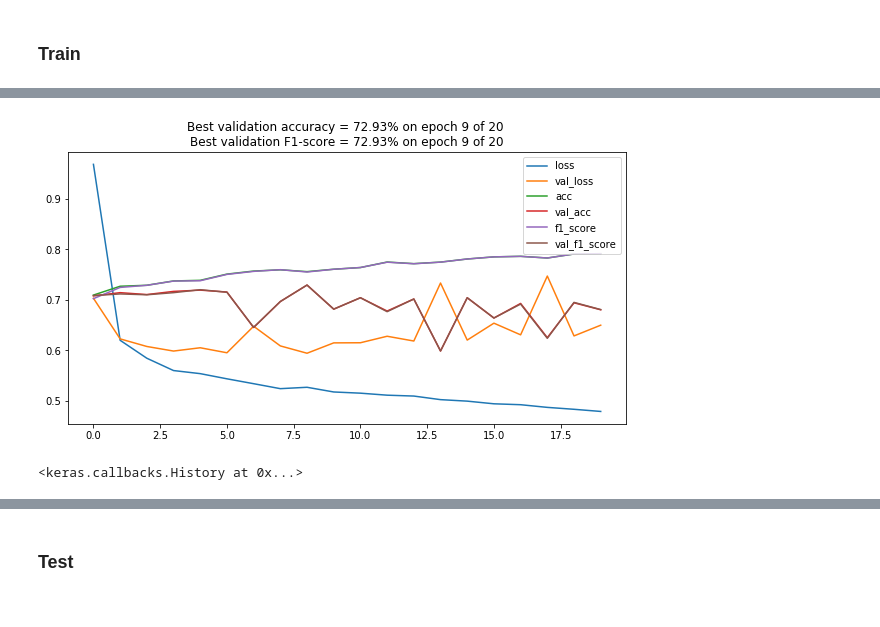
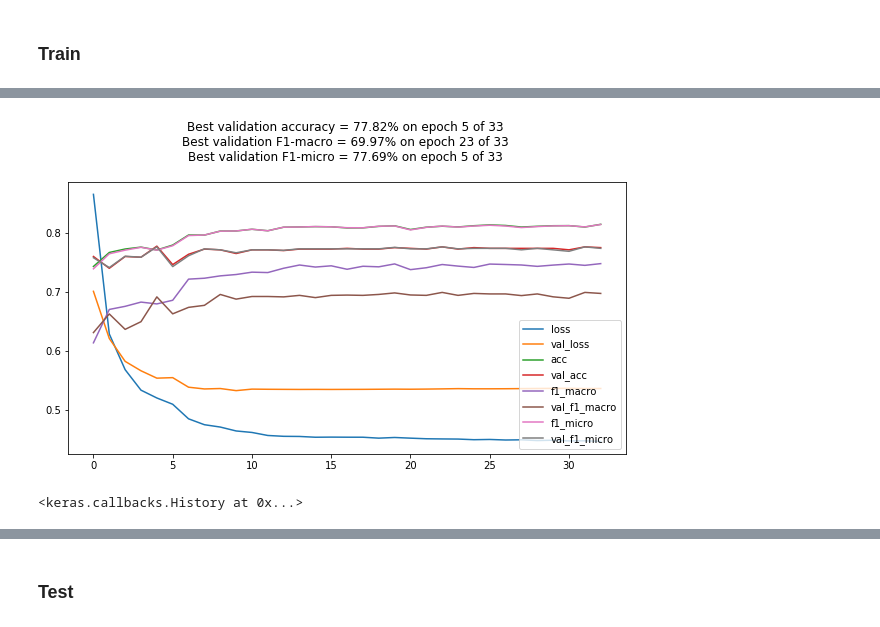
Before and after one commit to simgeekiz/Master_Thesis, a Jupyter notebook: RQ1-ELMO-Contextual.ipynb, the cells around one changed output, grey strips where cells are left out. Cells and saved outputs as stored; diff of their text form; code cells hidden in the pictures.

```diff
--- a/RQ1-ELMO-Contextual.ipynb
+++ b/RQ1-ELMO-Contextual.ipynb
@@ -94,9 +100,14 @@ def build_flat_model_3():
 
     return Model(inputs=[input_text], outputs=pred)
+# %%
+learningrate=0.001
+optimizer = Adam(lr=learningrate)
+optimizer_str = 'Adam'
+loss = 'binary_crossentropy'
+metrics = ['acc', f1_macro, f1_micro]
 # %%
-model_name = 'RQ1_elmo_flat_model_1_contextual'
-model = build_flat_model_3()
+model = build_model_1()
 model.summary()
 
-model.compile(loss='binary_crossentropy', optimizer='rmsprop', metrics=['accuracy', f1_score])
+model.compile(loss=loss, optimizer=optimizer, metrics=metrics)
 # %% [output]
@@ -134,6 +131,24 @@ _________________________________________________________________
+# %%
+model_name = 'RQ1_contextual_elmo_model_1' + \
+             '_ww_' + str(ww) + \
+             '_' + optimizer_str +  \
+             '_lr_' + str(learningrate) +  \
+             '_lrreduction' + \
+             '_loss_' + loss
+
+model_dir = './Model/Contextual/' + model_name.split('model')[0] + 'model/' + model_name
+results_file = os.path.join(model_dir, 'model_results_file.txt')
 # %% [markdown]
 ### Train
 # %%
 ## Flat Model Fit ww=1
-model.fit(X_tra, y_tra, epochs=20, batch_size=32, validation_data=(X_val, y_val),
-          callbacks=[PlotCurves(model_name=model_name)])
+model.fit(X_tra, y_tra,
+          epochs=50,
+          batch_size=batch_size,
+          validation_data=(X_val, y_val),
+          callbacks=[
+              PlotCurves(model_name=model_name, model_dir=model_dir, jnote=True),
+              ReduceLROnPlateau(monitor='val_f1_macro', patience=5,
+                                factor=0.1, min_lr=0.00001),
+              EarlyStopping(monitor='val_f1_macro', min_delta=0, patience=10, mode='max')
+          ])
@@ -143,7 +155,15 @@ model.fit(X_tra, y_tra, epochs=20, batch_size=32, validation_data=(X_val, y_val)
 # %%
 ## Flat Model Fit ww=2
-model.fit(X_tra, y_tra, epochs=20, batch_size=32, validation_data=(X_val, y_val),
-          callbacks=[PlotCurves(model_name=model_name)])
+model.fit(X_tra, y_tra,
+          epochs=50,
+          batch_size=batch_size,
+          validation_data=(X_val, y_val),
+          callbacks=[
+              PlotCurves(model_name=model_name, model_dir=model_dir, jnote=True),
+              ReduceLROnPlateau(monitor='val_f1_macro', patience=5,
+                                factor=0.1, min_lr=0.00001),
+              EarlyStopping(monitor='val_f1_macro', min_delta=0, patience=10, mode='max')
+          ])
 # %% [output]
-[figure, old version]
+[figure, new version]
 <keras.callbacks.History at 0x...>
```
Also changed, not shown: parts of 20 cells of this notebook, 12 other files.
